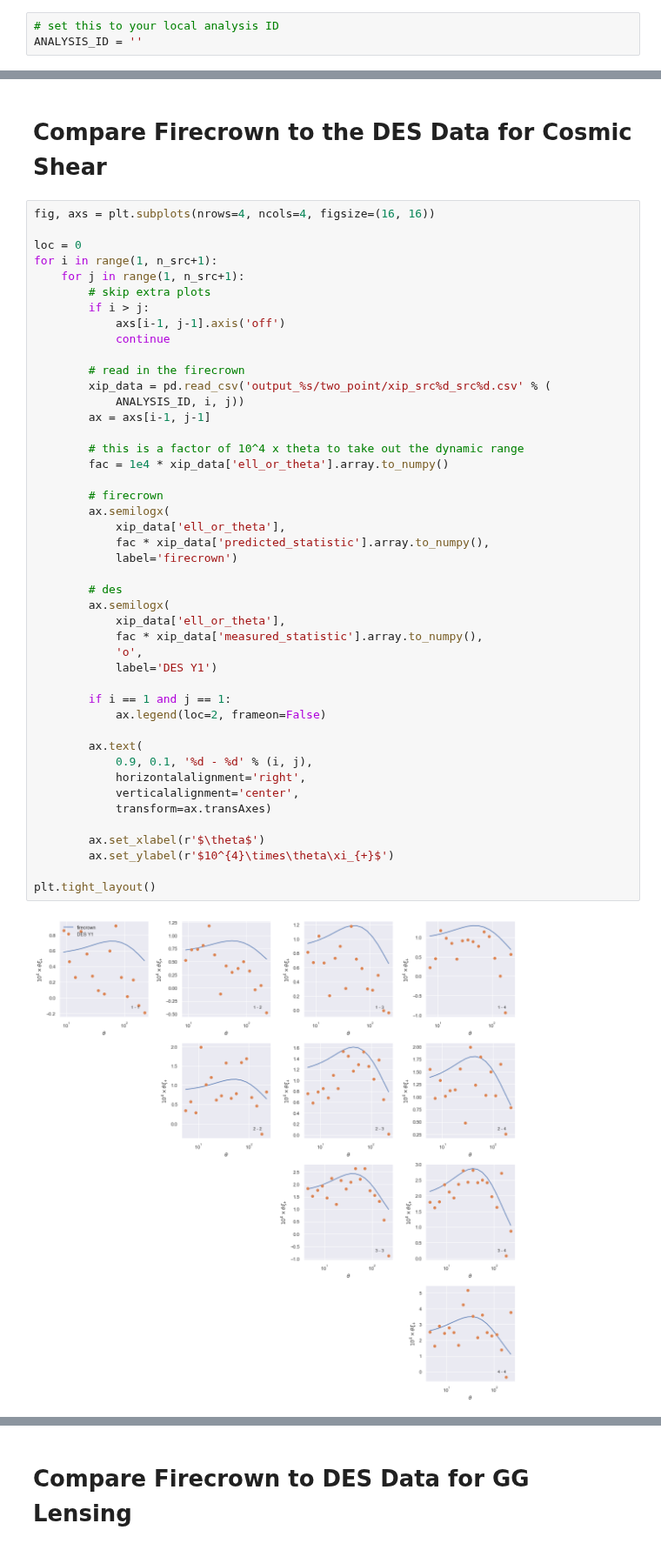
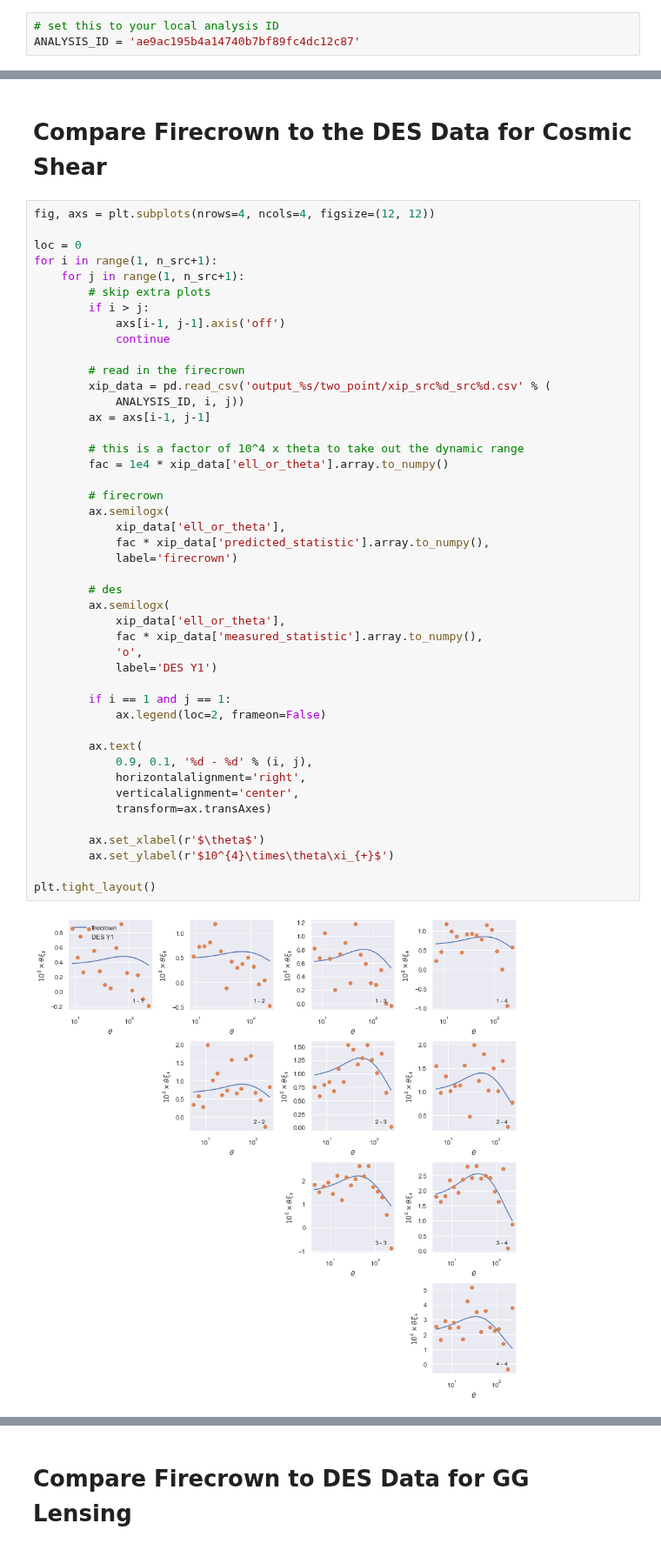
Before and after one commit to LSSTDESC/firecrown, a Jupyter notebook: examples/des_y1_3x2pt/plot_des_data_model.ipynb, the cells around one changed output, grey strips where cells are left out. Shown at 87% size. Saved outputs shown, nothing was run; the diff lists cells and outputs as text.

```diff
--- a/examples/des_y1_3x2pt/plot_des_data_model.ipynb
+++ b/examples/des_y1_3x2pt/plot_des_data_model.ipynb
@@ -8,7 +8,7 @@ import seaborn as sns
 sns.set()
 # %%
 # set this to your local analysis ID
-ANALYSIS_ID = ''
+ANALYSIS_ID = 'ae9ac195b4a14740b7bf89fc4dc12c87'
 # %% [markdown]
 The DES data vector is `[src-src, lens-src, lens-lens]` where
 all unique combinations are kept except that only the diagonal `lens-lens` combinations are kept.
@@ -47,7 +47,7 @@ plt.tight_layout()
 # %% [markdown]
 # Compare Firecrown to the DES Data for Cosmic Shear
 # %%
-fig, axs = plt.subplots(nrows=4, ncols=4, figsize=(16, 16))
+fig, axs = plt.subplots(nrows=4, ncols=4, figsize=(12, 12))
 
 loc = 0
 for i in range(1, n_src+1):
@@ -65,32 +65,32 @@ for i in range(1, n_src+1):
         # this is a factor of 10^4 x theta to take out the dynamic range
         fac = 1e4 * xip_data['ell_or_theta'].array.to_numpy()
 
         # firecrown
         ax.semilogx(
             xip_data['ell_or_theta'],
             fac * xip_data['predicted_statistic'].array.to_numpy(),
             label='firecrown')
 
         # des
         ax.semilogx(
             xip_data['ell_or_theta'],
             fac * xip_data['measured_statistic'].array.to_numpy(),
             'o',
             label='DES Y1')
 
         if i == 1 and j == 1:
             ax.legend(loc=2, frameon=False)
 
         ax.text(
             0.9, 0.1, '%d - %d' % (i, j),
             horizontalalignment='right',
             verticalalignment='center',
             transform=ax.transAxes)
 
         ax.set_xlabel(r'$\theta$')
         ax.set_ylabel(r'$10^{4}\times\theta\xi_{+}$')
 
 plt.tight_layout()
 # %% [output]
-[figure, old version]
+[figure, new version]
 # %%
```
Also changed, not shown: parts of 4 cells of this notebook, 21 other files.
